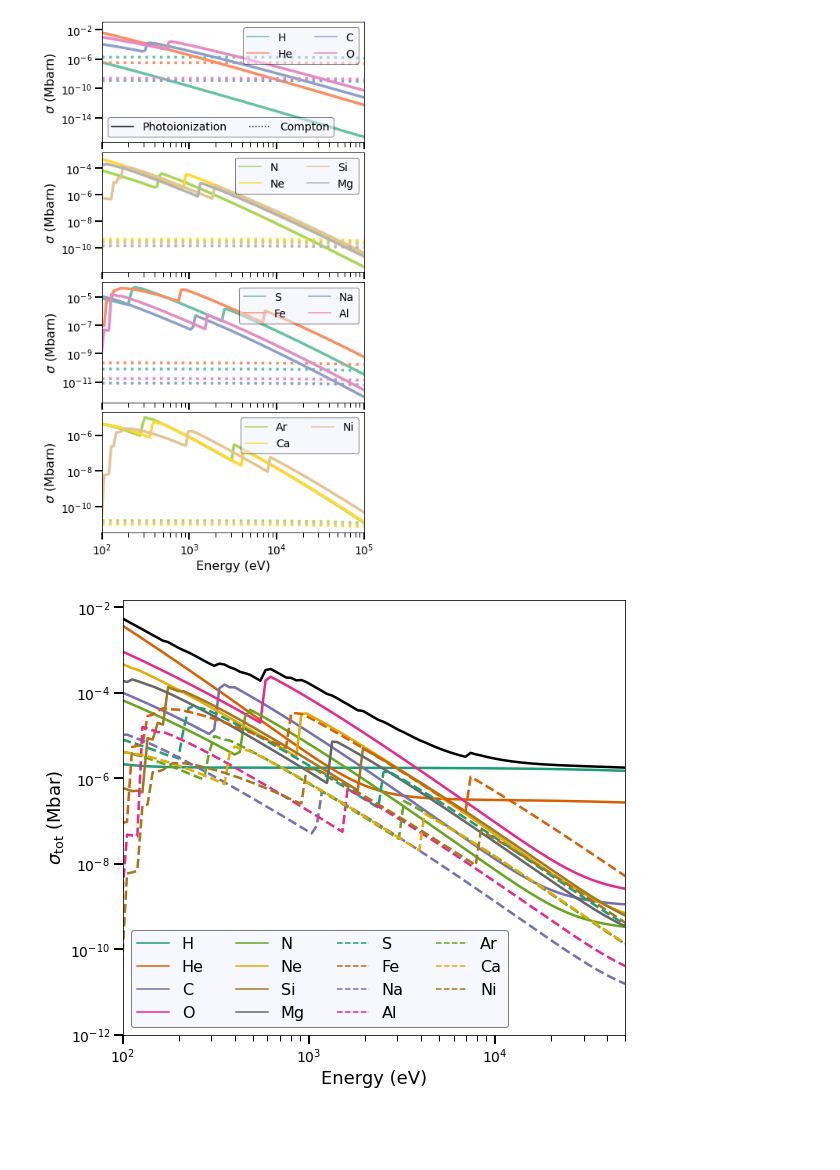
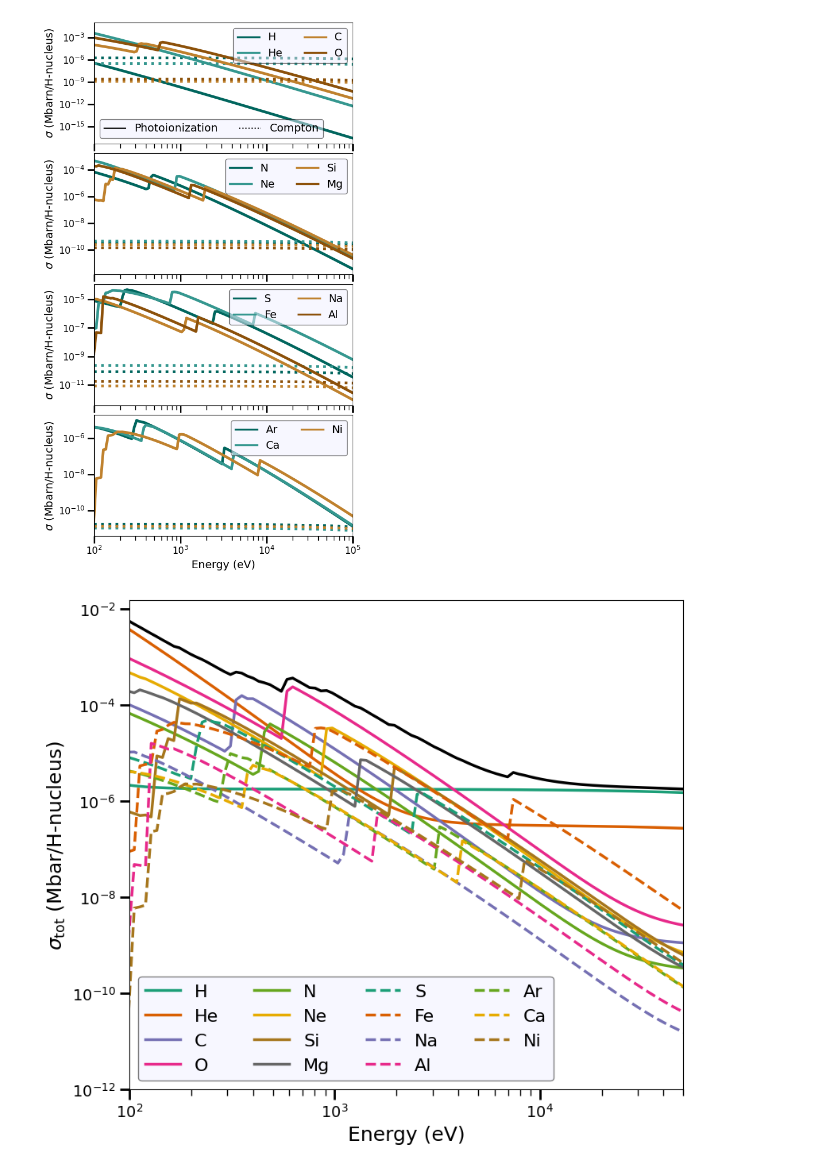
Before and after one commit to AstroBrandt/XRayCrossSections, a Jupyter notebook: xray_crosssec.ipynb, the cells around one changed output. Saved outputs shown, nothing was run; the diff lists cells and outputs as text; code cells hidden in the pictures; blank space fills up the shorter version.

Commit message:
Version matching figures in the submitted paper

```diff
--- a/xray_crosssec.ipynb
+++ b/xray_crosssec.ipynb
@@ -270,41 +271,44 @@ iplot = 0
 lines2 = [Line2D([0], [0], color='k', linestyle='-'),Line2D([0], [0], color='k', linestyle=':')]
 label2 = ['Photoionization', 'Compton']
 
+colorsEle = ['#01665e', '#35978f', '#bf812d', '#8c510a']
+linestyles = ['-', '--', '-.', ':']
+
 for (i,el) in enumerate(elements):
     k = int(i/4)
     icol = 1 #int(k%2)
     irow = int(k/4)
 
     eles.append(el.capitalize())
-    custom_lines.append(Line2D([0],[0], color=plt.cm.Set2(float(i%8)/8.)))
+    custom_lines.append(Line2D([0],[0], color=colorsEle[i%4], lw=2.5)) #color=plt.cm.Set2(float(i%8)/8.)))
     splot = np.zeros(Nres)
     splot[:] = sigmaSpec[el][:]
     splot[np.where(splot == 0)] = np.nan
-    axs[k].loglog(Earr, abund_dict[el]*splot, '-', linewidth=3.5, color=plt.cm.Set2(float(i%8)/8.))
-    axs[k].loglog(Earr, abund_dict[el]*comptSpec[el], ':', linewidth=3.5, color=plt.cm.Set2(float(i%8)/8.))
+    axs[k].loglog(Earr, abund_dict[el]*splot, '-', linewidth=3.5, color=colorsEle[i%4]) #plt.cm.Set2(float(i%8)/8.))
+    axs[k].loglog(Earr, abund_dict[el]*comptSpec[el], ':', linewidth=3.5, color=colorsEle[i%4]) #color=plt.cm.Set2(float(i%8)/8.))
     iplot += 1
     if (iplot%4 == 0) or (iplot == 15):
         if(k == 0):
             axs[k].legend(custom_lines, eles, loc=1, facecolor='#f0f0ff', ncol=2, edgecolor='k', framealpha=0.5, fontsize=14)
             l2 = Legend(axs[k], lines2, label2, loc=3, facecolor='#f0f0ff', ncol=2, edgecolor='k', framealpha=0.5, fontsize=14)
             axs[k].add_artist(l2)
         else:
             axs[k].legend(custom_lines, eles, loc=1, facecolor='#f0f0ff', ncol=2, edgecolor='k', framealpha=0.5, fontsize=14)
         eles = []
         custom_lines = []
 
 
 for ax in axs:
     ax.set_xlim(1E2, 1E5)
-    ax.set_ylabel("$\sigma$ (Mbarn)", fontsize=16)
-    ax.tick_params(which='major', axis='both', labelsize=14, length=9, width=2)
+    ax.set_ylabel("$\sigma$ (Mbarn/H-nucleus)", fontsize=14)
+    ax.tick_params(which='major', axis='both', labelsize=12, length=9, width=2)
     ax.tick_params(which='minor', axis='both', length=6, width=1.)
 
-axs[-1].set_xlabel("Energy (eV)", fontsize=16)
+axs[-1].set_xlabel("Energy (eV)", fontsize=14)
 fig.savefig("cross_section_species.pdf", bbox_inches='tight')
 plt.show()
 # %% [output]
-[figure, old version]
+[figure, new version]
 # %%
 sigma_tot = np.zeros(Nres)
 for (i,el) in enumerate(elements):
@@ -317,7 +321,7 @@ lws = ['-', '--']
 
 for (i,el) in enumerate(elements):
     eles.append(el.capitalize())
-    custom_lines.append(Line2D([0],[0], linestyle=lws[int(i/8)], color=plt.cm.Dark2(float(i%8)/8.)))
+    custom_lines.append(Line2D([0],[0], linestyle=lws[int(i/8)], color=plt.cm.Dark2(float(i%8)/8.), lw=2.5))
     splot = abund_dict[el]*(sigmaSpec[el]+comptSpec[el])
     ax.loglog(Earr, splot, linewidth=2.5, linestyle=lws[int(i/8)] ,color=plt.cm.Dark2(float(i%8)/8.))
 
@@ -329,7 +333,7 @@ custom_lines = []
 
 ax.set_xlim(1E2, 5E4)
 ax.set_xlabel("Energy (eV)", fontsize=18)
-ax.set_ylabel(r"$\sigma_{\rm tot}$ (Mbar)", fontsize=18)
+ax.set_ylabel(r"$\sigma_{\rm tot}$ (Mbar/H-nucleus)", fontsize=18)
 ax.tick_params(which='major', axis='both', labelsize=14, length=9, width=2)
 ax.tick_params(which='minor', axis='both', length=6, width=1.)
 fig.savefig("total_cross.pdf", bbox_inches='tight')
@@ -342,4 +346,4 @@ for i in range(Nres):
 f.write("\n")
 f.close()
 # %% [output]
-[figure, old version]
+[figure, new version]
```
Also changed, not shown: parts of 2 cells of this notebook.
